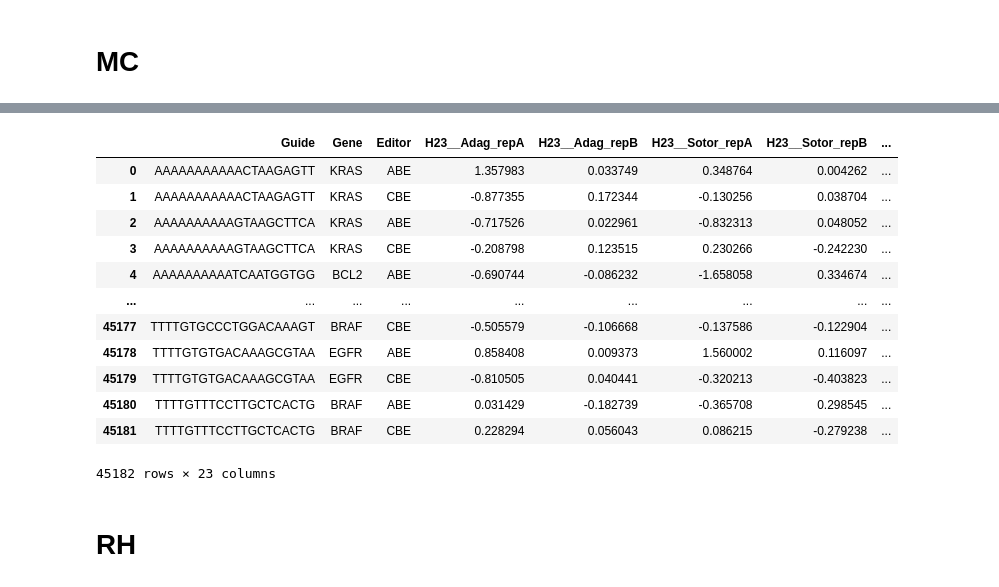
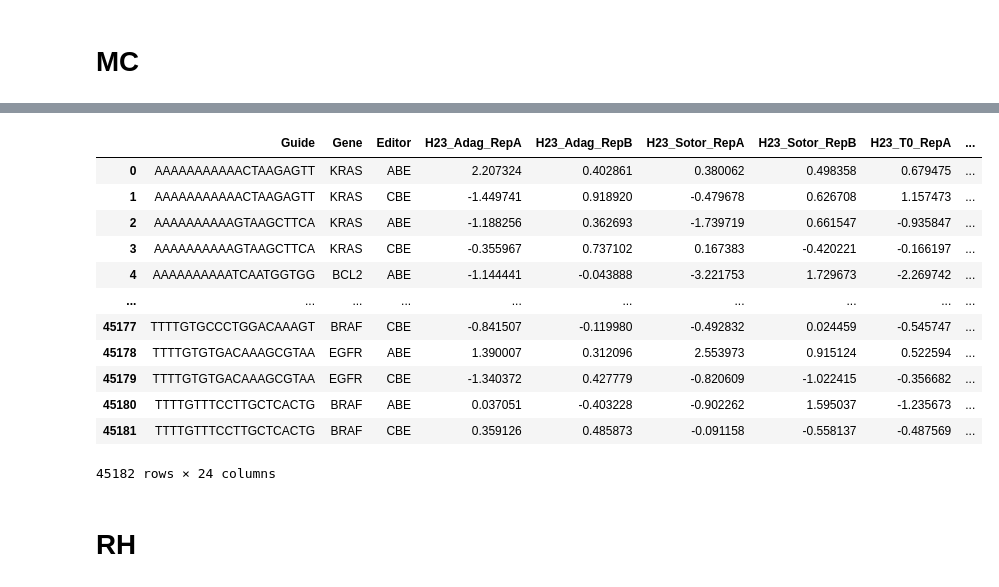
Before and after one commit to QuantitativeBiology/BECancerResistome, a Jupyter notebook: BECancerResistome/Processing/Test Gross.ipynb, the cells around one changed output, grey strips where cells are left out. Cells and saved outputs as stored; diff of their text form; code cells hidden in the pictures.

```diff
--- a/BECancerResistome/Processing/Test Gross.ipynb
+++ b/BECancerResistome/Processing/Test Gross.ipynb
@@ -6,3 +6,4 @@ from Process import *
 # %%
 df=pd.read_csv("/Users/joanacorreia/Desktop/Tese/Original Counts files/MC/~$MC_readcouns.csv")
 df.sort_values(by='guide')
+df=process_MC(df)
@@ -40,18 +17,2 @@ df
 # %%
-(lfc_data,df_zscores)=MC_LFC_Z(df)
+(lfc_data,df_zscores)=RH_LFC_Z(df,"MC_processed")
-# %%
-lfc_data
-# %% [output]
-|  | Guide | Gene | Editor | H23__Adag_repA | H23__Adag_repB | H23__Sotor_repA | H23__Sotor_repB | ... |
-| 0 | AAAAAAAAAAACTAAGAGTT | KRAS | ABE | 1.357983 | 0.033749 | 0.348764 | 0.004262 | ... |
-| 1 | AAAAAAAAAAACTAAGAGTT | KRAS | CBE | -0.877355 | 0.172344 | -0.130256 | 0.038704 | ... |
-| 2 | AAAAAAAAAAGTAAGCTTCA | KRAS | ABE | -0.717526 | 0.022961 | -0.832313 | 0.048052 | ... |
-| 3 | AAAAAAAAAAGTAAGCTTCA | KRAS | CBE | -0.208798 | 0.123515 | 0.230266 | -0.242230 | ... |
-| 4 | AAAAAAAAAATCAATGGTGG | BCL2 | ABE | -0.690744 | -0.086232 | -1.658058 | 0.334674 | ... |
-| ... | ... | ... | ... | ... | ... | ... | ... | ... |
-| 45177 | TTTTGTGCCCTGGACAAAGT | BRAF | CBE | -0.505579 | -0.106668 | -0.137586 | -0.122904 | ... |
-| 45178 | TTTTGTGTGACAAAGCGTAA | EGFR | ABE | 0.858408 | 0.009373 | 1.560002 | 0.116097 | ... |
-| 45179 | TTTTGTGTGACAAAGCGTAA | EGFR | CBE | -0.810505 | 0.040441 | -0.320213 | -0.403823 | ... |
-| 45180 | TTTTGTTTCCTTGCTCACTG | BRAF | ABE | 0.031429 | -0.182739 | -0.365708 | 0.298545 | ... |
-| 45181 | TTTTGTTTCCTTGCTCACTG | BRAF | CBE | 0.228294 | 0.056043 | 0.086215 | -0.279238 | ... |
-45182 rows × 23 columns
@@ -58,3 +22,19 @@ lfc_data
+# %%
+df_zscores
+# %% [output]
+|  | Guide | Gene | Editor | H23_Adag_RepA | H23_Adag_RepB | H23_Sotor_RepA | H23_Sotor_RepB | H23_T0_RepA | ... |
+| 0 | AAAAAAAAAAACTAAGAGTT | KRAS | ABE | 2.207324 | 0.402861 | 0.380062 | 0.498358 | 0.679475 | ... |
+| 1 | AAAAAAAAAAACTAAGAGTT | KRAS | CBE | -1.449741 | 0.918920 | -0.479678 | 0.626708 | 1.157473 | ... |
+| 2 | AAAAAAAAAAGTAAGCTTCA | KRAS | ABE | -1.188256 | 0.362693 | -1.739719 | 0.661547 | -0.935847 | ... |
+| 3 | AAAAAAAAAAGTAAGCTTCA | KRAS | CBE | -0.355967 | 0.737102 | 0.167383 | -0.420221 | -0.166197 | ... |
+| 4 | AAAAAAAAAATCAATGGTGG | BCL2 | ABE | -1.144441 | -0.043888 | -3.221753 | 1.729673 | -2.269742 | ... |
+| ... | ... | ... | ... | ... | ... | ... | ... | ... | ... |
+| 45177 | TTTTGTGCCCTGGACAAAGT | BRAF | CBE | -0.841507 | -0.119980 | -0.492832 | 0.024459 | -0.545747 | ... |
+| 45178 | TTTTGTGTGACAAAGCGTAA | EGFR | ABE | 1.390007 | 0.312096 | 2.553973 | 0.915124 | 0.522594 | ... |
+| 45179 | TTTTGTGTGACAAAGCGTAA | EGFR | CBE | -1.340372 | 0.427779 | -0.820609 | -1.022415 | -0.356682 | ... |
+| 45180 | TTTTGTTTCCTTGCTCACTG | BRAF | ABE | 0.037051 | -0.403228 | -0.902262 | 1.595037 | -1.235673 | ... |
+| 45181 | TTTTGTTTCCTTGCTCACTG | BRAF | CBE | 0.359126 | 0.485873 | -0.091158 | -0.558137 | -0.487569 | ... |
+45182 rows × 24 columns
 # %% [markdown]
 # RH
 # %%
```
Also changed, not shown: parts of 10 cells of this notebook, 1 other file.
